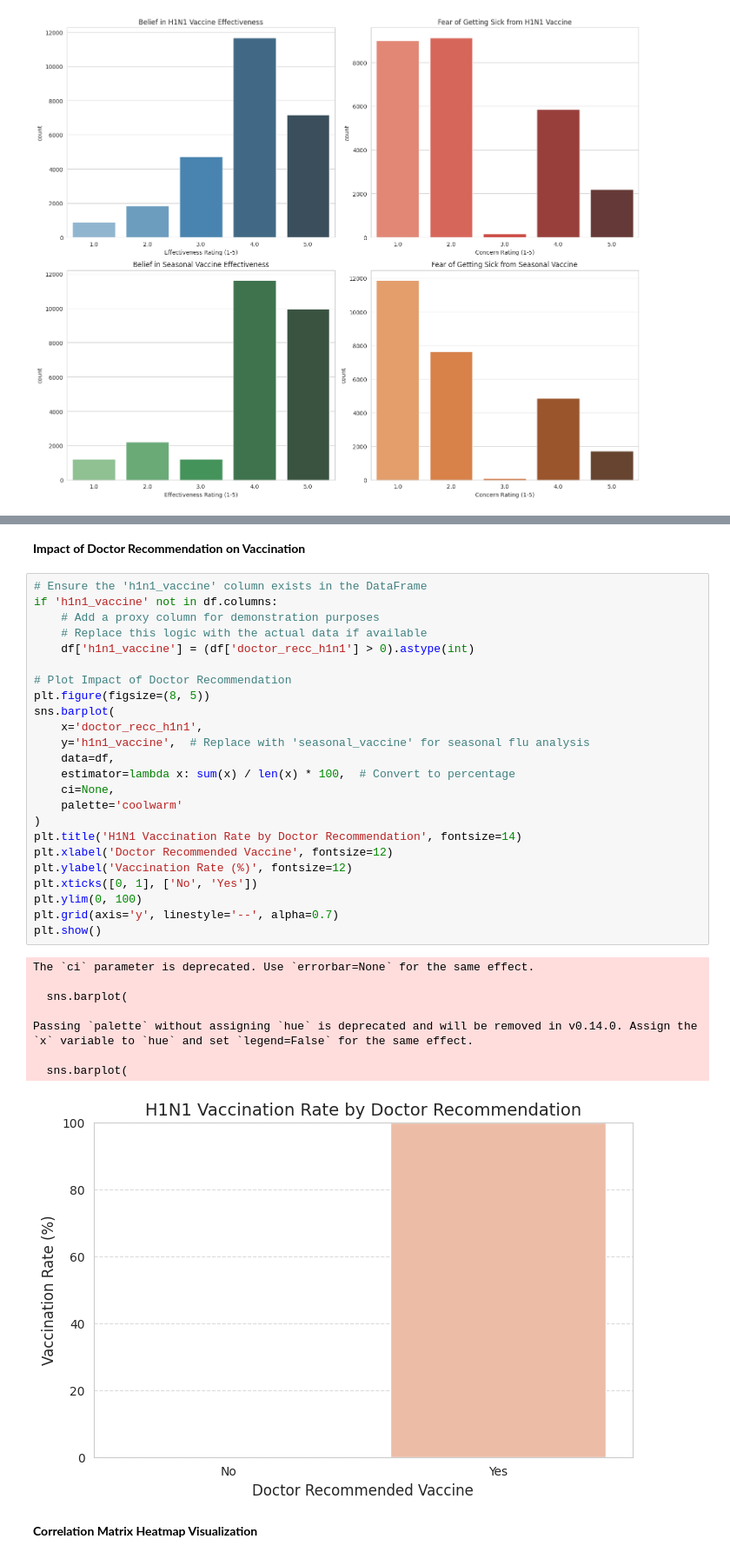
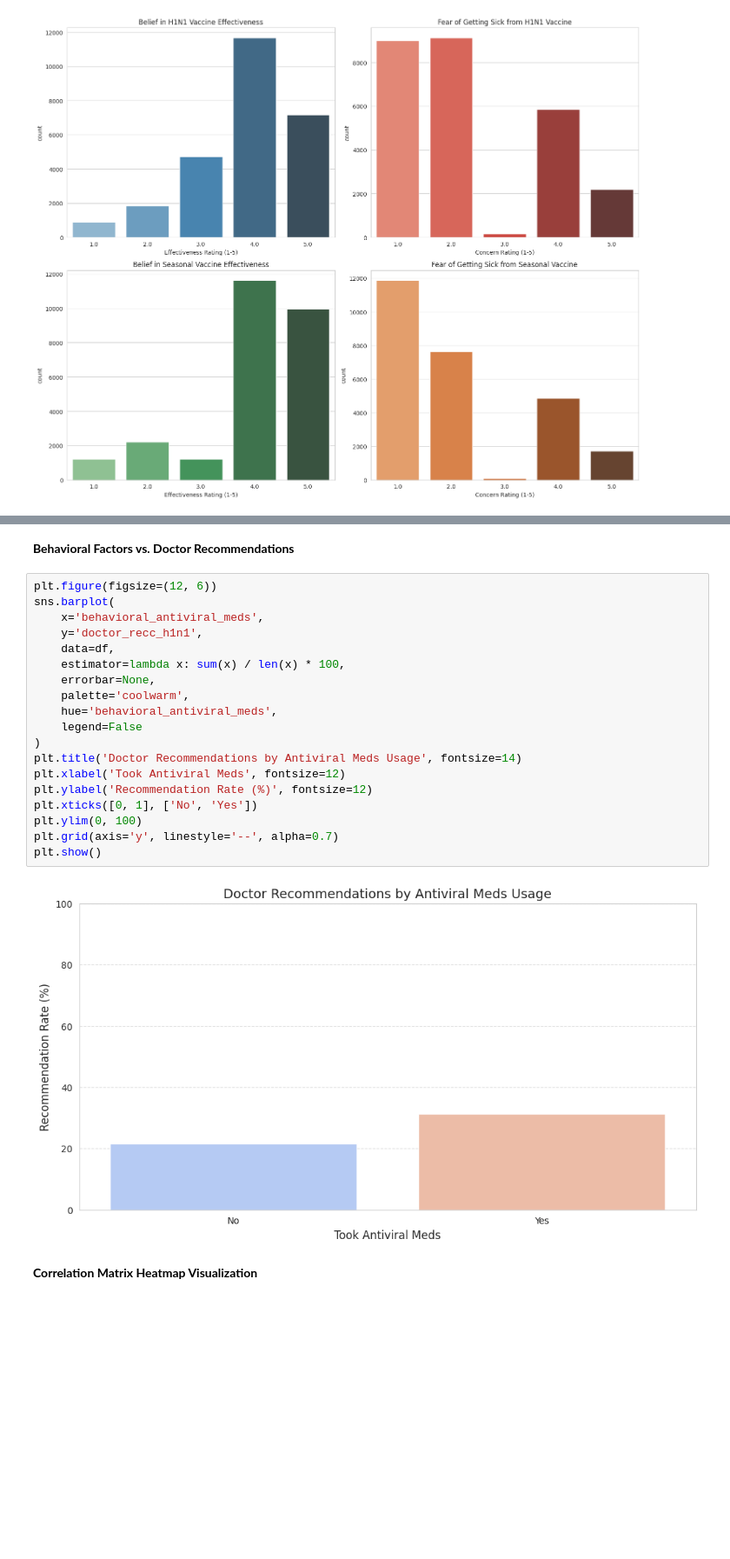
Before and after one commit to albert-raphael/alpha-group, a Jupyter notebook: Notebooks/flu shot.ipynb, the cells around one changed output, grey strips where cells are left out. Shown at 87% size. Saved outputs shown, nothing was run; the diff lists cells and outputs as text; blank space fills up the shorter version.

```diff
--- a/Notebooks/flu shot.ipynb
+++ b/Notebooks/flu shot.ipynb
@@ -854,38 +843,26 @@ Passing `palette` without assigning `hue` is deprecated and will be removed in v
-# %% [markdown]
-**Impact of Doctor Recommendation on Vaccination**
+# %% [markdown]
+**Behavioral Factors vs. Doctor Recommendations**
 # %%
-# Ensure the 'h1n1_vaccine' column exists in the DataFrame
-if 'h1n1_vaccine' not in df.columns:
-    # Add a proxy column for demonstration purposes
-    # Replace this logic with the actual data if available
-    df['h1n1_vaccine'] = (df['doctor_recc_h1n1'] > 0).astype(int)
-
-# Plot Impact of Doctor Recommendation
-plt.figure(figsize=(8, 5))
+plt.figure(figsize=(12, 6))
 sns.barplot(
-    x='doctor_recc_h1n1',
-    y='h1n1_vaccine',  # Replace with 'seasonal_vaccine' for seasonal flu analysis
+    x='behavioral_antiviral_meds',
+    y='doctor_recc_h1n1',
     data=df,
-    estimator=lambda x: sum(x) / len(x) * 100,  # Convert to percentage
-    ci=None,
-    palette='coolwarm'
+    estimator=lambda x: sum(x) / len(x) * 100,
+    errorbar=None,
+    palette='coolwarm',
+    hue='behavioral_antiviral_meds',
+    legend=False
 )
-plt.title('H1N1 Vaccination Rate by Doctor Recommendation', fontsize=14)
-plt.xlabel('Doctor Recommended Vaccine', fontsize=12)
-plt.ylabel('Vaccination Rate (%)', fontsize=12)
+plt.title('Doctor Recommendations by Antiviral Meds Usage', fontsize=14)
+plt.xlabel('Took Antiviral Meds', fontsize=12)
+plt.ylabel('Recommendation Rate (%)', fontsize=12)
 plt.xticks([0, 1], ['No', 'Yes'])
 plt.ylim(0, 100)
 plt.grid(axis='y', linestyle='--', alpha=0.7)
 plt.show()
 # %% [output]
-The `ci` parameter is deprecated. Use `errorbar=None` for the same effect.
-
-  sns.barplot(
-
-Passing `palette` without assigning `hue` is deprecated and will be removed in v0.14.0. Assign the `x` variable to `hue` and set `legend=False` for the same effect.
-
-  sns.barplot(
-[figure, old version]
+[figure, new version]
 # %% [markdown]
 **Correlation Matrix Heatmap Visualization**
 # %%
```
Also changed, not shown: parts of 2 cells of this notebook, 2 other files.
